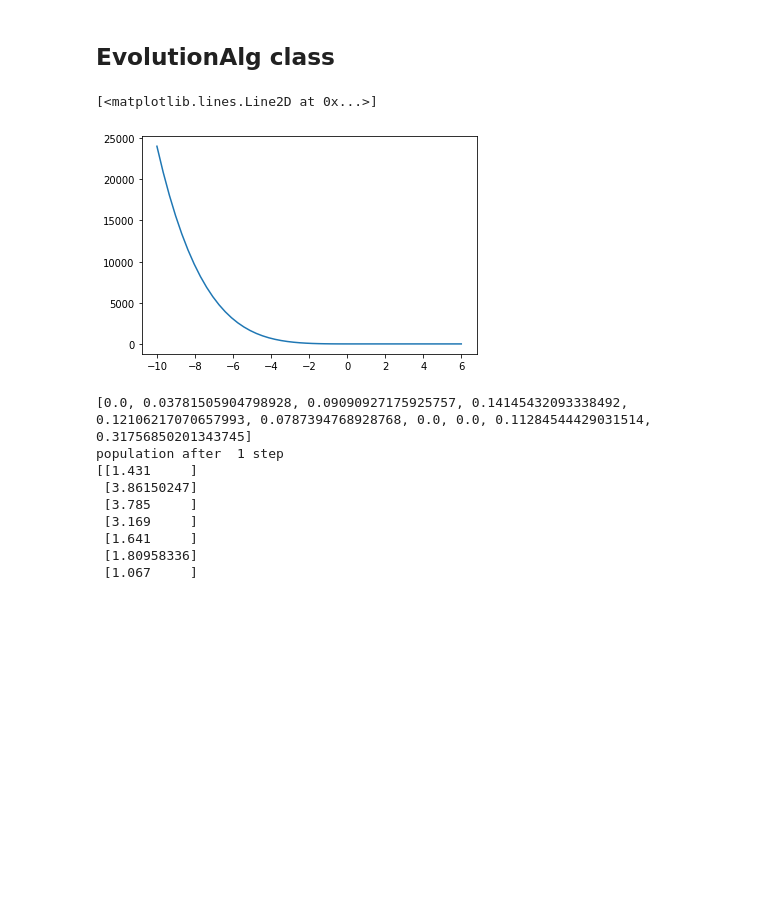
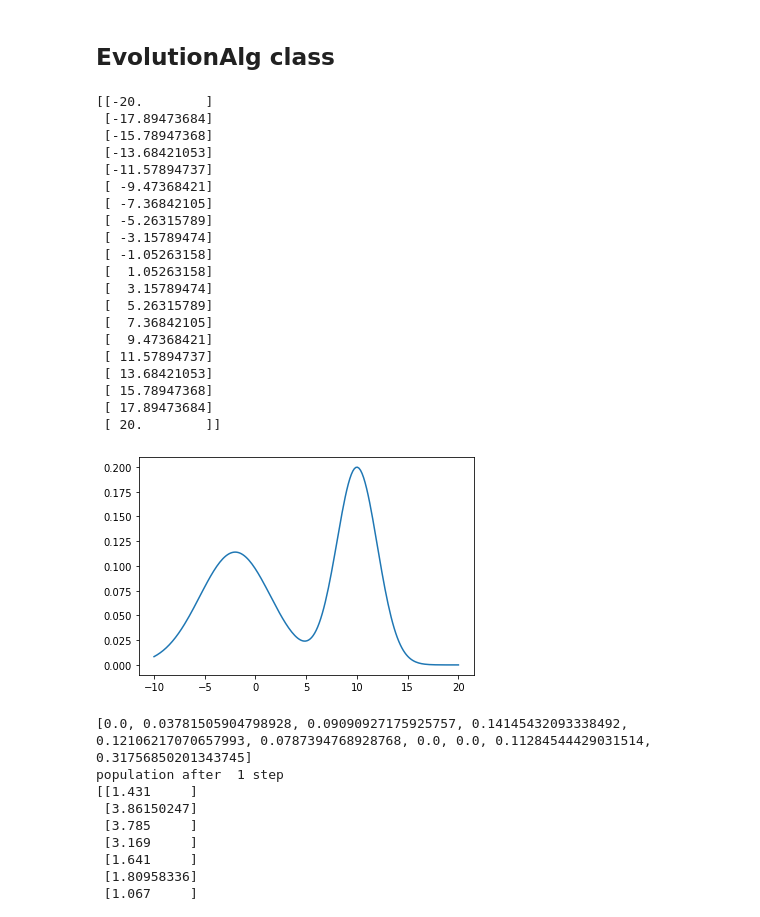
Before and after one commit to adamnapieralski/pszt-evolutionary-cauchy-searching, a Jupyter notebook: EvolutionPreview.ipynb, the cells around one changed output. Saved outputs shown, nothing was run; the diff lists cells and outputs as text; code cells hidden in the pictures; blank space fills up the shorter version.

Commit message:
add fitness function of two normals

```diff
--- a/EvolutionPreview.ipynb
+++ b/EvolutionPreview.ipynb
@@ -28,14 +28,45 @@ def fitness2(population):
 
 def fitness3(population):
     return [0.1*max(-x[0] * (x[0] - 1) * (x[0] - 2) * (x[0] - 3) * (x[0] - 4), 0) for x in population]
+# %%
+def normal_distribution(x, mean, dev):
+    return 1. / (dev * np.sqrt(2*np.pi)) * np.power(np.e, -0.5 * ((x - mean) / dev)**2)
+
+def two_gauss(x):
+    return normal_distribution(x, 10, 2) + normal_distribution(x, -2, 3.5)
+
+def fitness4(population):
+    return [two_gauss(x[0]) for x in population]
 # %%
 k = 50
 # x = np.linspace(0.5, 6, k).reshape((k,1))
-x = np.linspace(-10, 6, k).reshape((k,1))
-plt.plot(x, fitness3(x))
+# x = np.linspace(-10, 6, k).reshape((k,1))
+x = np.linspace(-10, 20, 200)
+plt.plot(x, two_gauss(x))
+
+population4 = np.linspace(-20, 20, 20).reshape((20, 1))
 # %% [output]
-[<matplotlib.lines.Line2D at 0x...>]
+[[-20.        ]
+ [-17.89473684]
+ [-15.78947368]
+ [-13.68421053]
+ [-11.57894737]
+ [ -9.47368421]
+ [ -7.36842105]
+ [ -5.26315789]
+ [ -3.15789474]
+ [ -1.05263158]
+ [  1.05263158]
+ [  3.15789474]
+ [  5.26315789]
+ [  7.36842105]
+ [  9.47368421]
+ [ 11.57894737]
+ [ 13.68421053]
+ [ 15.78947368]
+ [ 17.89473684]
+ [ 20.        ]]
-[figure, old version]
+[figure, new version]
 # %%
 e = EvolutionAlg()
 population = np.array([[1,2], [3,4], [3,1], [4,2], [5,3], [6,2]])
```
Also changed, not shown: parts of 1 cell of this notebook, 1 other file.
